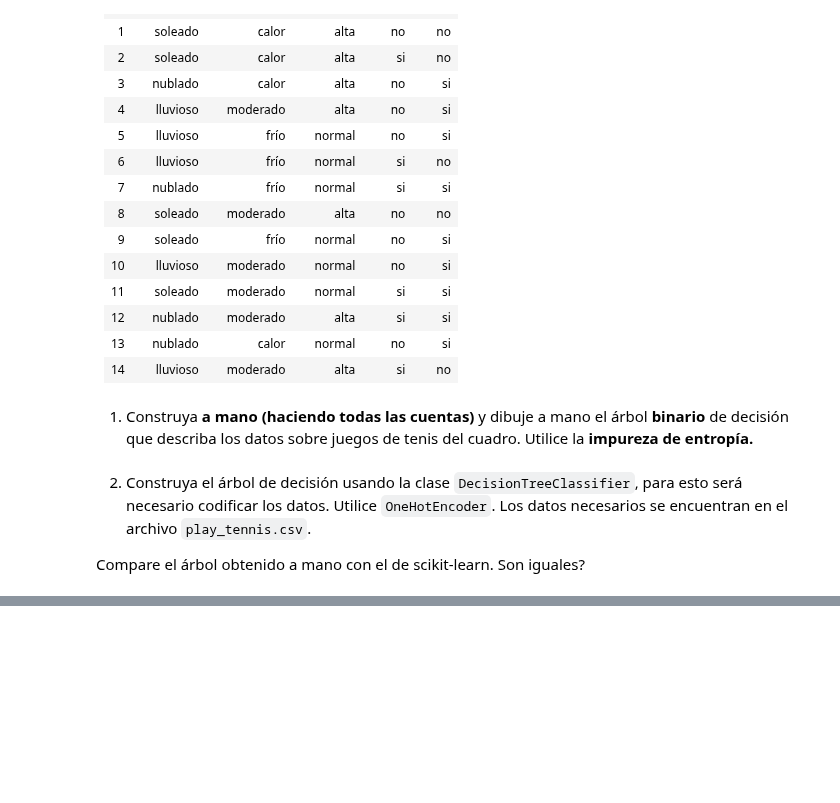
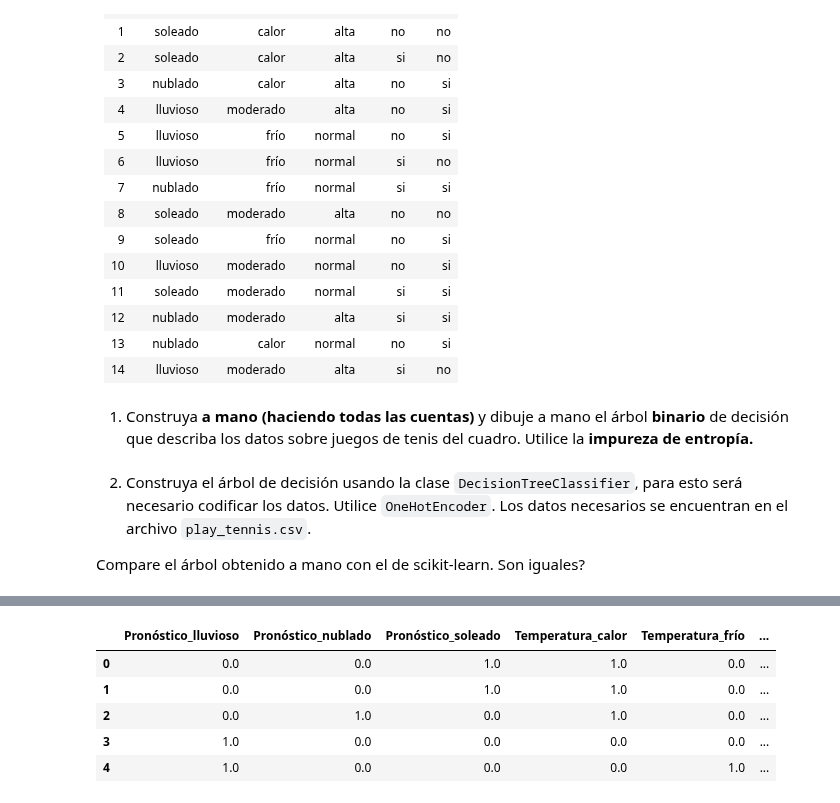
Before and after one commit to axelescalante0/Aprendizaje-Maquinal, a Jupyter notebook: Scrips/Arbol de decision/ArbolesDeDecision.ipynb, the cells around one changed output, grey strips where cells are left out. Drawn from its saved outputs; the diff is of its cells as text; code cells hidden in the pictures; blank space fills up the shorter version.

```diff
--- a/Scrips/Arbol de decision/ArbolesDeDecision.ipynb
+++ b/Scrips/Arbol de decision/ArbolesDeDecision.ipynb
@@ -266,47 +309,10 @@ Compare el árbol obtenido a mano con el de scikit-learn. Son iguales?
 # %%
-import matplotlib.pyplot as plt
-import pandas as pd
-from sklearn.preprocessing import OneHotEncoder
-from sklearn.tree import DecisionTreeClassifier, plot_tree
+df2 = pd.DataFrame(new_caracteristicas.toarray(), columns=cat_encoder.get_feature_names_out())
 
-# Suponiendo que los datos están en un DataFrame llamado df
-data = {
-    'Pronóstico': ['soleado', 'soleado', 'nublado', 'lluvioso', 'lluvioso', 'lluvioso',
-                   'nublado', 'soleado', 'soleado', 'lluvioso', 'soleado', 'nublado',
-                   'nublado', 'lluvioso'],
-    'Temperatura': ['calor', 'calor', 'calor', 'moderado', 'frío', 'frío', 'frío', 'moderado',
-                    'frío', 'moderado', 'moderado', 'moderado', 'calor', 'moderado'],
-    'Humedad': ['alta', 'alta', 'alta', 'alta', 'normal', 'normal', 'normal', 'alta',
-                'normal', 'normal', 'normal', 'alta', 'normal', 'alta'],
-    'Viento': ['no', 'si', 'no', 'no', 'no', 'si', 'si', 'no', 'no', 'no', 'si', 'si', 'no', 'si'],
-    'Juega': ['no', 'no', 'si', 'si', 'si', 'no', 'si', 'no', 'si', 'si', 'si', 'si', 'si', 'no']
-}
-
-df = pd.DataFrame(data)
-x = df.drop('Juega', axis=1)
-y = df['Juega']
-
-# tratar variabels categoricas
-cat_encoder = OneHotEncoder()
-x_train_cat_1hot = cat_encoder.fit_transform(x)
-x_train_cat_1hot
-
-
-x_train_cat_1hot.toarray()
-
-print(cat_encoder.feature_names_in_) #devuelve el nombre de la columna
-
-print(cat_encoder.get_feature_names_out())
-df2 = pd.DataFrame(x_train_cat_1hot.toarray(), columns=cat_encoder.get_feature_names_out())
 # Dividir los datos
 X = df2
 
 # Crear y entrenar el modelo
-tree = DecisionTreeClassifier(criterion='entropy',max_depth=3)
+tree = DecisionTreeClassifier(criterion='entropy')
 tree.fit(X, y)
-
-# arbol
-plt.figure(figsize=(20,10))
-plot_tree(tree, filled=True, feature_names=X.columns, class_names=['No Juega', 'Juega'], rounded=True, proportion=False, precision=2)
-plt.show()
 # %% [output]
@@ -335,0 +327,9 @@ df2
+# %%
+df2.head()
+# %% [output]
+|  | Pronóstico_lluvioso | Pronóstico_nublado | Pronóstico_soleado | Temperatura_calor | Temperatura_frío | ... |
+| 0 | 0.0 | 0.0 | 1.0 | 1.0 | 0.0 | ... |
+| 1 | 0.0 | 0.0 | 1.0 | 1.0 | 0.0 | ... |
+| 2 | 0.0 | 1.0 | 0.0 | 1.0 | 0.0 | ... |
+| 3 | 1.0 | 0.0 | 0.0 | 0.0 | 0.0 | ... |
+| 4 | 1.0 | 0.0 | 0.0 | 0.0 | 1.0 | ... |
```
Also changed, not shown: parts of 7 cells of this notebook.
